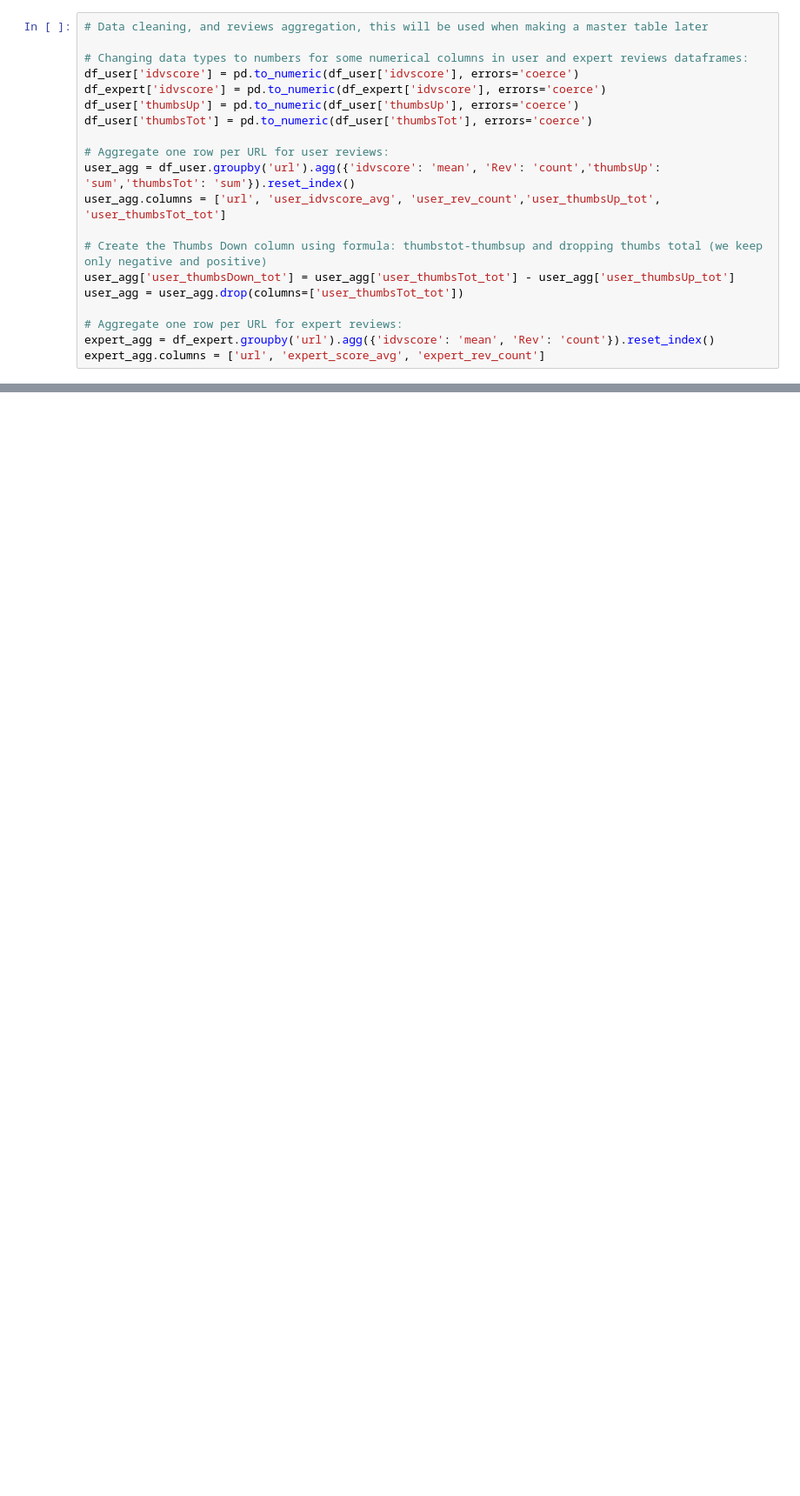
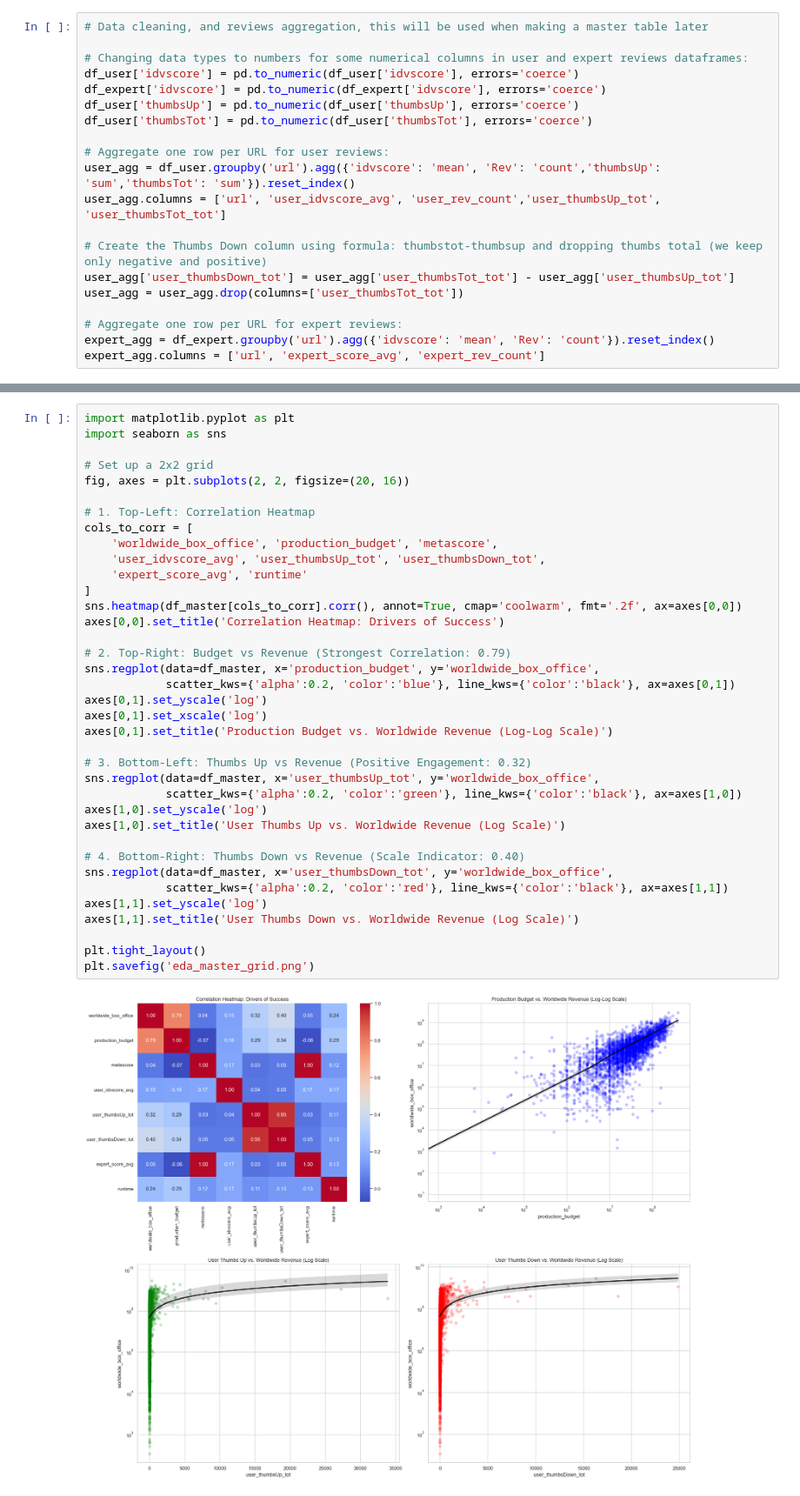
Before and after one commit to spaesey/ai-for-business-project, a Jupyter notebook: src/New EDA_Feature engineering.ipynb, the cells around one changed output, grey strips where cells are left out. Shown at 87% size. Drawn from its saved outputs; the diff is of its cells as text; blank space fills up the shorter version.

```diff
--- a/src/New EDA_Feature engineering.ipynb
+++ b/src/New EDA_Feature engineering.ipynb
@@ -346,0 +402,39 @@ Success! Master Table created with 8025 movies.
+# %%
+import matplotlib.pyplot as plt
+import seaborn as sns
+
+# Set up a 2x2 grid
+fig, axes = plt.subplots(2, 2, figsize=(20, 16))
+
+# 1. Top-Left: Correlation Heatmap
+cols_to_corr = [
+    'worldwide_box_office', 'production_budget', 'metascore',
+    'user_idvscore_avg', 'user_thumbsUp_tot', 'user_thumbsDown_tot',
+    'expert_score_avg', 'runtime'
+]
+sns.heatmap(df_master[cols_to_corr].corr(), annot=True, cmap='coolwarm', fmt='.2f', ax=axes[0,0])
+axes[0,0].set_title('Correlation Heatmap: Drivers of Success')
+
+# 2. Top-Right: Budget vs Revenue (Strongest Correlation: 0.79)
+sns.regplot(data=df_master, x='production_budget', y='worldwide_box_office',
+            scatter_kws={'alpha':0.2, 'color':'blue'}, line_kws={'color':'black'}, ax=axes[0,1])
+axes[0,1].set_yscale('log')
+axes[0,1].set_xscale('log')
+axes[0,1].set_title('Production Budget vs. Worldwide Revenue (Log-Log Scale)')
+
+# 3. Bottom-Left: Thumbs Up vs Revenue (Positive Engagement: 0.32)
+sns.regplot(data=df_master, x='user_thumbsUp_tot', y='worldwide_box_office',
+            scatter_kws={'alpha':0.2, 'color':'green'}, line_kws={'color':'black'}, ax=axes[1,0])
+axes[1,0].set_yscale('log')
+axes[1,0].set_title('User Thumbs Up vs. Worldwide Revenue (Log Scale)')
+
+# 4. Bottom-Right: Thumbs Down vs Revenue (Scale Indicator: 0.40)
+sns.regplot(data=df_master, x='user_thumbsDown_tot', y='worldwide_box_office',
+            scatter_kws={'alpha':0.2, 'color':'red'}, line_kws={'color':'black'}, ax=axes[1,1])
+axes[1,1].set_yscale('log')
+axes[1,1].set_title('User Thumbs Down vs. Worldwide Revenue (Log Scale)')
+
+plt.tight_layout()
+plt.savefig('eda_master_grid.png')
+# %% [output]
+[figure, added]
```
Also changed, not shown: parts of 18 cells of this notebook, 1 other file.
